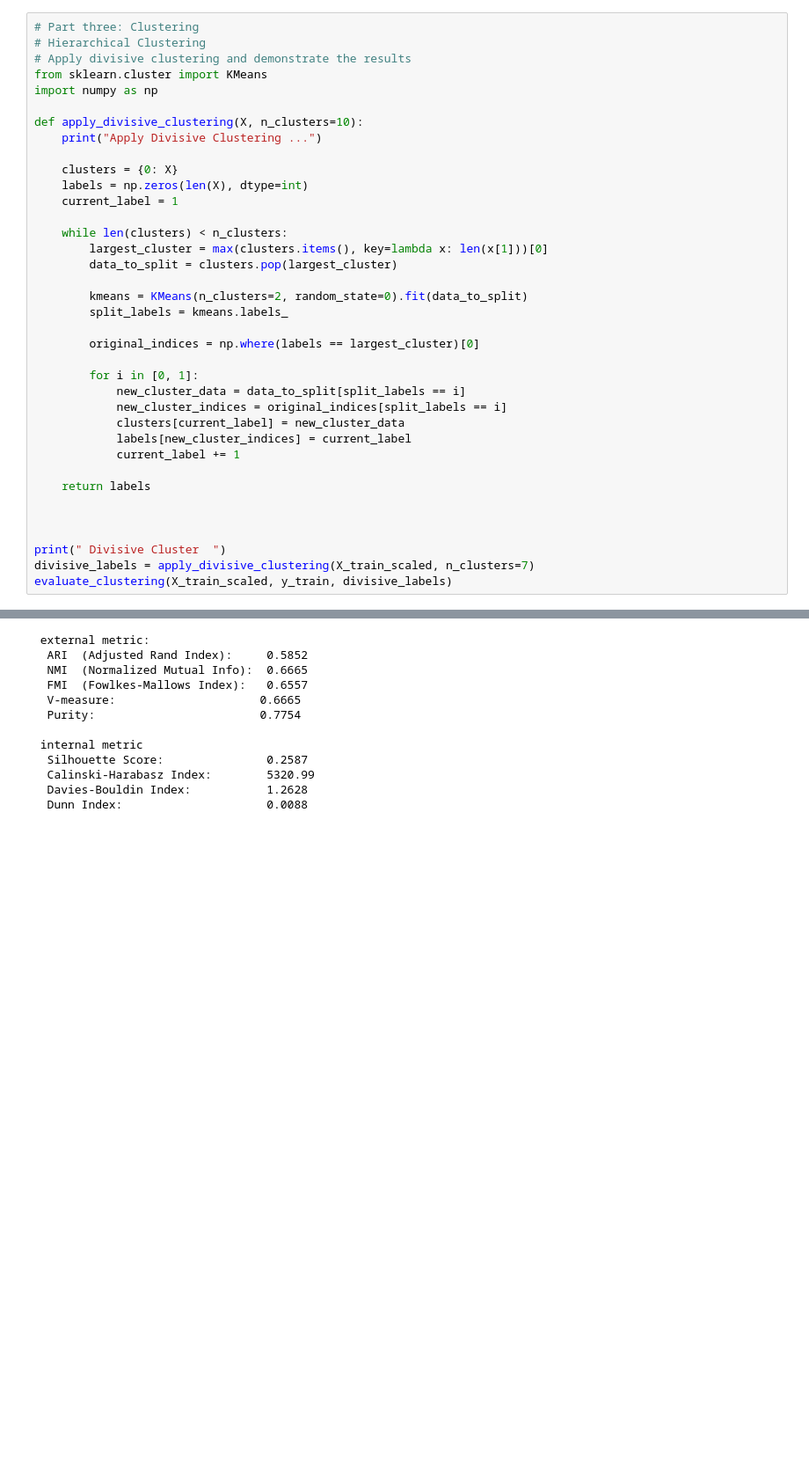
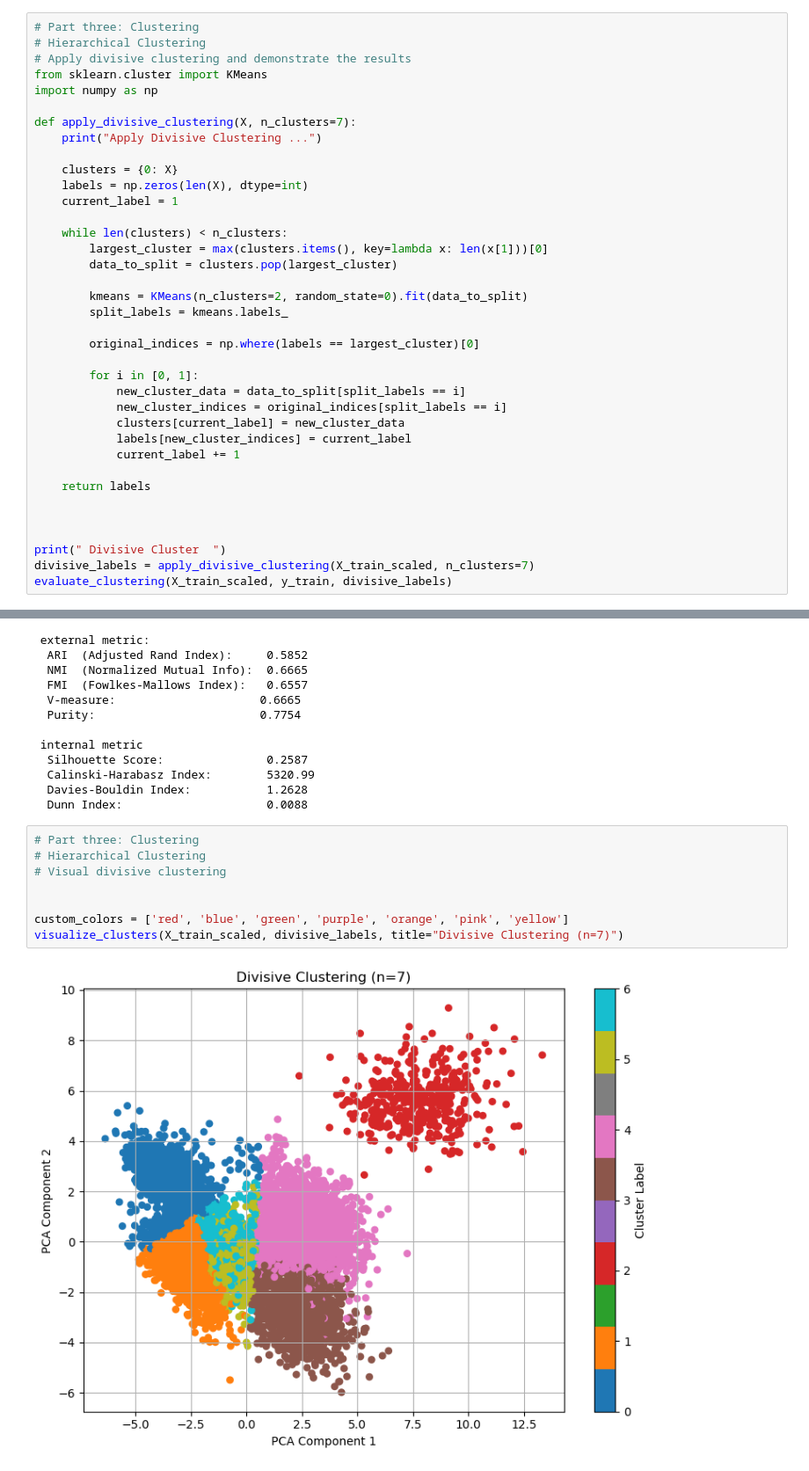
Before and after one commit to yyu-netize/ML_project_dsaa2011, a Jupyter notebook: preprocessing/basic.ipynb, the cells around one changed output, grey strips where cells are left out. Shown at 88% size. Drawn from its saved outputs; the diff is of its cells as text; blank space fills up the shorter version.

```diff
--- a/preprocessing/basic.ipynb
+++ b/preprocessing/basic.ipynb
@@ -451,7 +495,7 @@ evaluate_clustering(X_train_scaled, y_train, hierarchical_labels)
 from sklearn.cluster import KMeans
 import numpy as np
 
-def apply_divisive_clustering(X, n_clusters=10):
+def apply_divisive_clustering(X, n_clusters=7):
     print("Apply Divisive Clustering ...")
 
     clusters = {0: X}
@@ -496,6 +540,16 @@ Apply Divisive Clustering ...
   Calinski-Harabasz Index:        5320.99
   Davies-Bouldin Index:           1.2628
   Dunn Index:                     0.0088
+# %%
+# Part three: Clustering
+# Hierarchical Clustering
+# Visual divisive clustering
+
+
+custom_colors = ['red', 'blue', 'green', 'purple', 'orange', 'pink', 'yellow']
+visualize_clusters(X_train_scaled, divisive_labels, title="Divisive Clustering (n=7)")
+# %% [output]
+[figure, added]
 # %%
 # Part three: Clustering
 # Density-based Clustering
```
Also changed, not shown: parts of 8 cells of this notebook, 4 other files.
